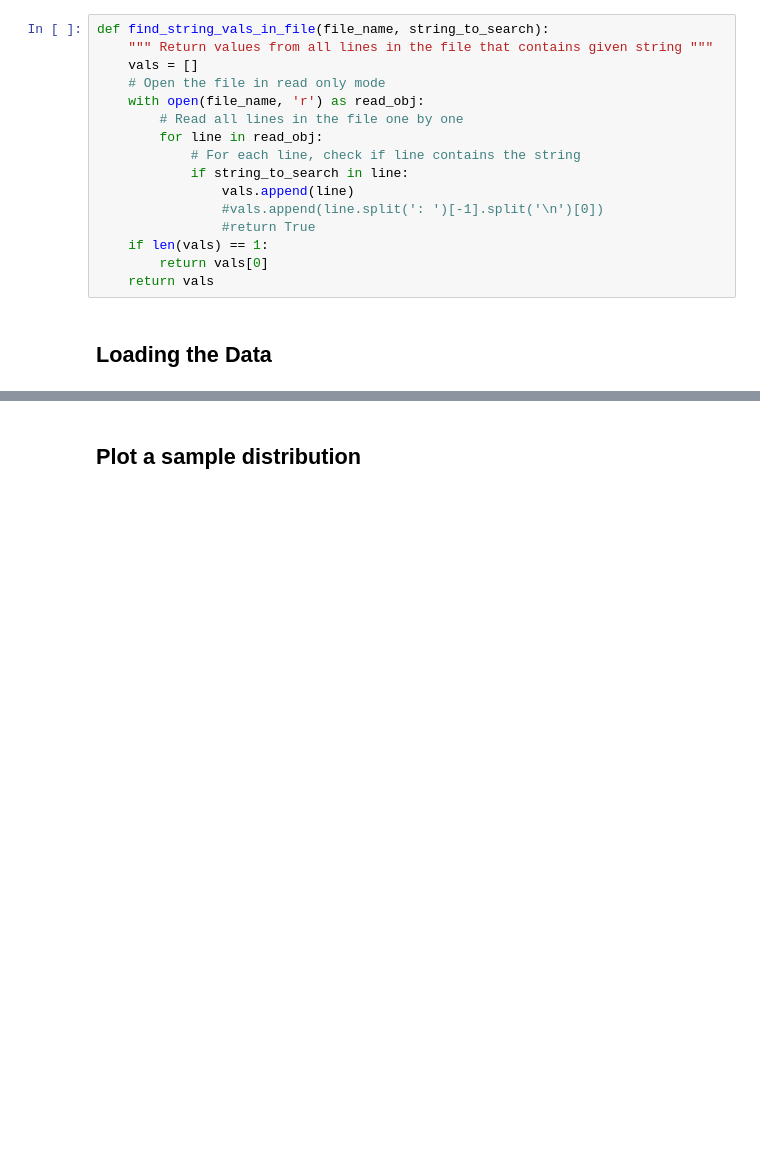
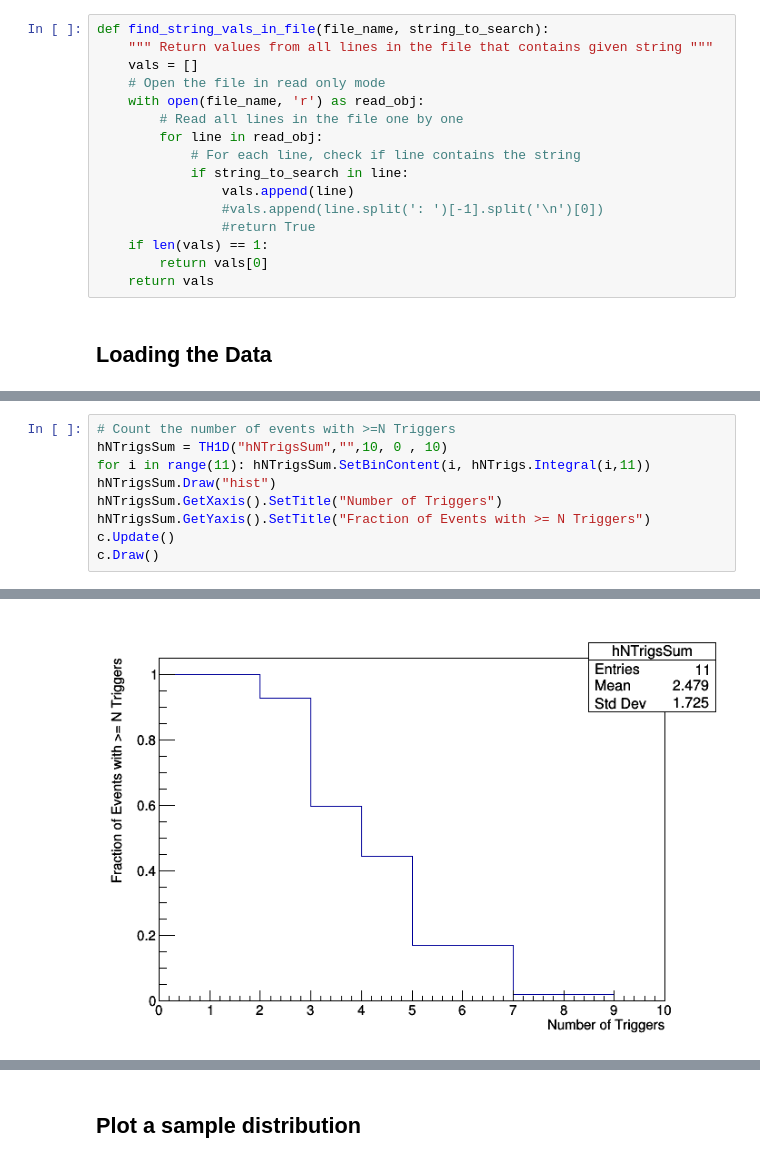
Before and after one commit to annmwang/oct_sim, a Jupyter notebook: oct_sim_analysis/EfficiencyPlots.ipynb, the cells around one changed output, grey strips where cells are left out. Cells and saved outputs as stored; diff of their text form; blank space fills up the shorter version.

```diff
--- a/oct_sim_analysis/EfficiencyPlots.ipynb
+++ b/oct_sim_analysis/EfficiencyPlots.ipynb
@@ -78,0 +239,10 @@ Number of loaded files: 60
+# %%
+# Count the number of events with >=N Triggers
+hNTrigsSum = TH1D("hNTrigsSum","",10, 0 , 10)
+for i in range(11): hNTrigsSum.SetBinContent(i, hNTrigs.Integral(i,11))
+hNTrigsSum.Draw("hist")
+hNTrigsSum.GetXaxis().SetTitle("Number of Triggers")
+hNTrigsSum.GetYaxis().SetTitle("Fraction of Events with >= N Triggers")
+c.Update()
+c.Draw()
+# %% [output]
@@ -78,0 +250 @@ Number of loaded files: 60
+[figure, added]
```
Also changed, not shown: parts of 21 cells of this notebook, 2 other files.
